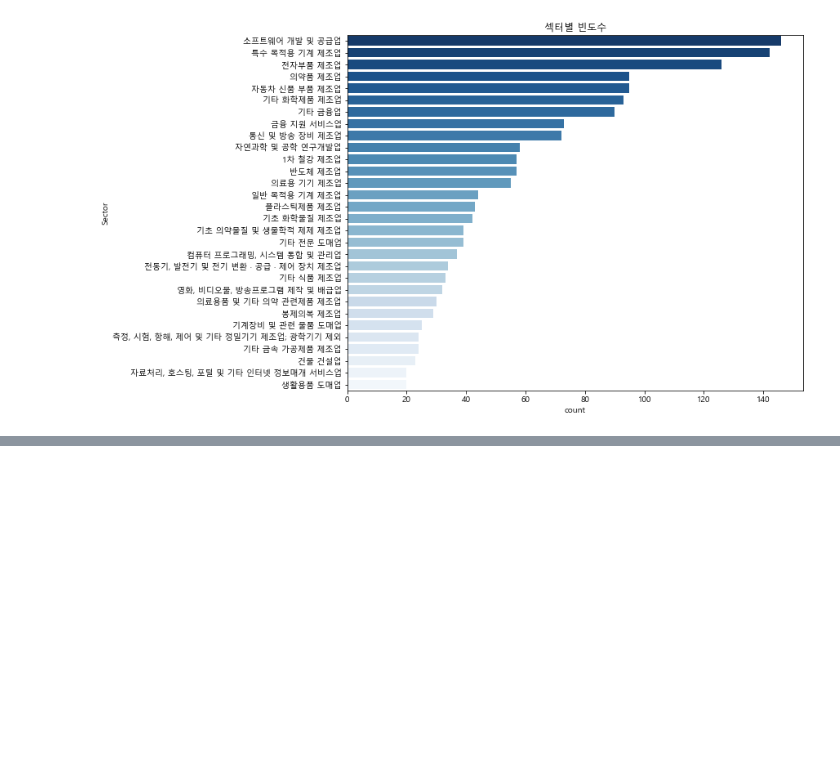
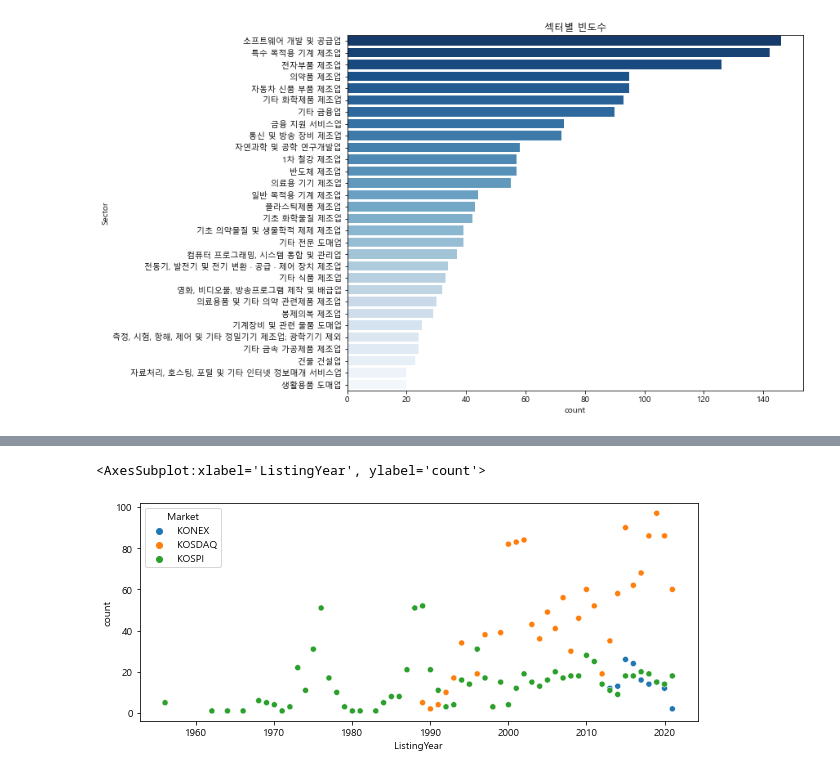
Before and after one commit to SanghunYun95/Finding_signal_and_noise, a Jupyter notebook: seaborn.ipynb, the cells around one changed output, grey strips where cells are left out. Drawn from its saved outputs; the diff is of its cells as text; code cells hidden in the pictures; blank space fills up the shorter version.

```diff
--- a/seaborn.ipynb
+++ b/seaborn.ipynb
@@ -53,0 +72,15 @@ Text(0.5, 1.0, '섹터별 빈도수')
+# %%
+df['ListingDate'] = pd.to_datetime(df['ListingDate'])
+df['ListingYear'] = df['ListingDate'].dt.year
+
+market_year = df.groupby(['Market', 'ListingYear'])['Symbol'].count()
+market_year.unstack().fillna(0).astype(int)
+
+df_market_year = market_year.reset_index()
+df_market_year = df_market_year.rename(columns={'Symbol': 'count'})
+# %%
+plt.figure(figsize=(10,4))
+sns.scatterplot(data=df_market_year, x='ListingYear', y='count', hue='Market')
+# %% [output]
+<AxesSubplot:xlabel='ListingYear', ylabel='count'>
+[figure, added]
```
Also changed, not shown: parts of 4 cells of this notebook.
